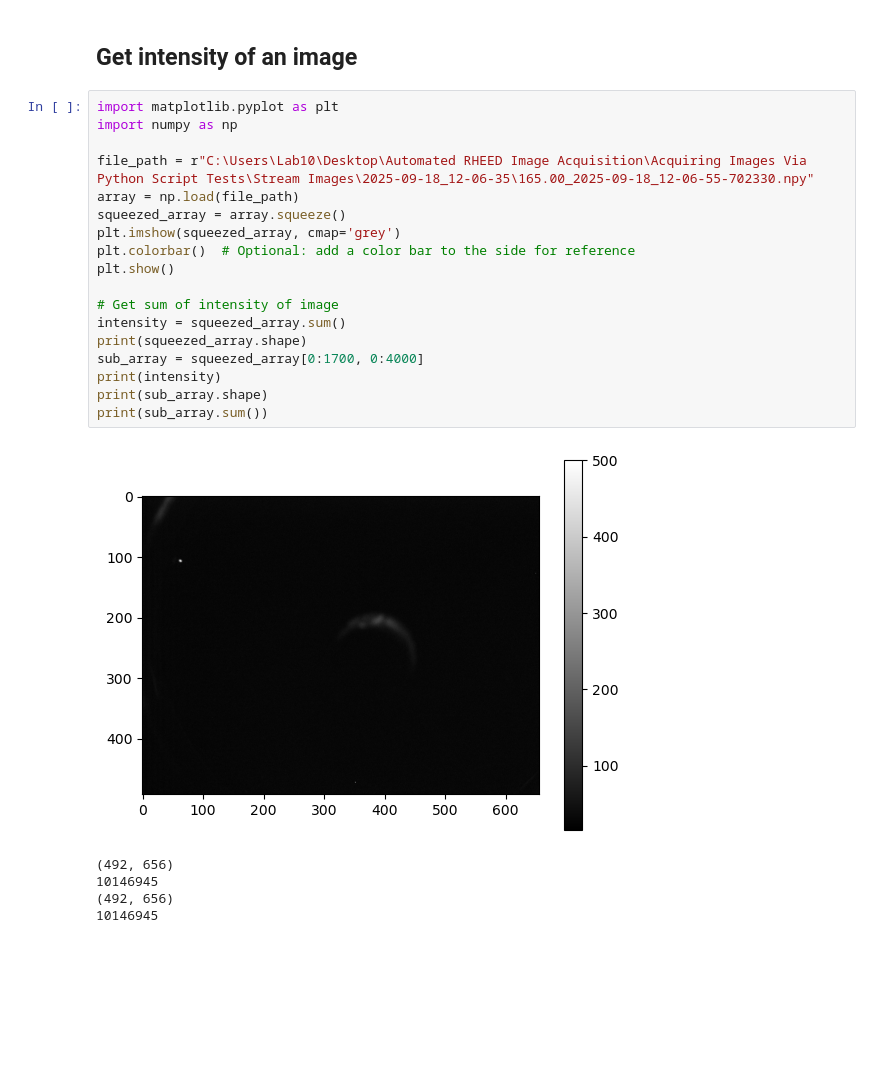
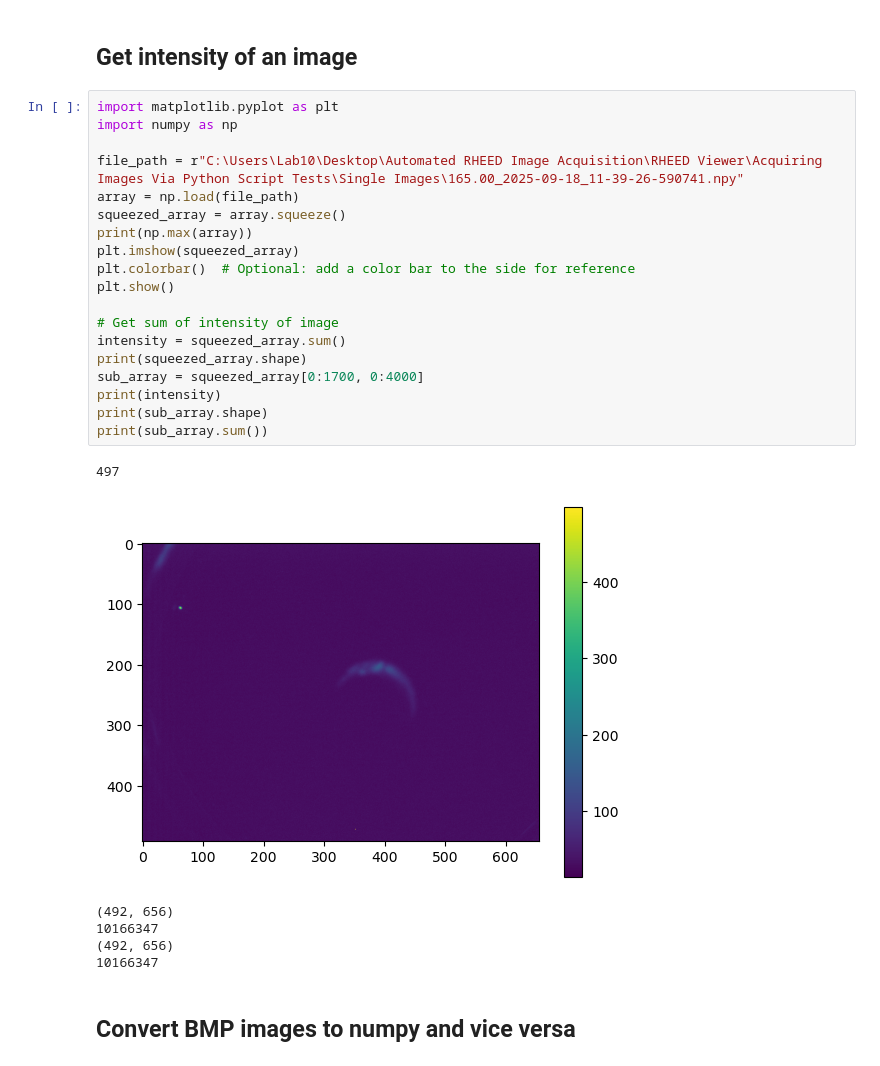
Before and after one commit to JacquesA123/RHEED-Viewer, a Jupyter notebook: Code/RHEED_Camera_Test.ipynb, the cells around one changed output. Drawn from its saved outputs; the diff is of its cells as text; blank space fills up the shorter version.

```diff
--- a/Code/RHEED_Camera_Test.ipynb
+++ b/Code/RHEED_Camera_Test.ipynb
@@ -175,24 +175,28 @@ RuntimeError: Please destroy the QApplication singleton before creating a new QA
 # %%
 import matplotlib.pyplot as plt
 import numpy as np
 
-file_path = r"C:\Users\Lab10\Desktop\Automated RHEED Image Acquisition\Acquiring Images Via Python Script Tests\Stream Images\2025-09-18_12-06-35\165.00_2025-09-18_12-06-55-702330.npy"
+file_path = r"C:\Users\Lab10\Desktop\Automated RHEED Image Acquisition\RHEED Viewer\Acquiring Images Via Python Script Tests\Single Images\165.00_2025-09-18_11-39-26-590741.npy"
 array = np.load(file_path)
 squeezed_array = array.squeeze()
-plt.imshow(squeezed_array, cmap='grey')
+print(np.max(array))
+plt.imshow(squeezed_array)
 plt.colorbar()  # Optional: add a color bar to the side for reference
 plt.show()
 
 # Get sum of intensity of image
 intensity = squeezed_array.sum()
 print(squeezed_array.shape)
 sub_array = squeezed_array[0:1700, 0:4000]
 print(intensity)
 print(sub_array.shape)
 print(sub_array.sum())
 # %% [output]
+497
-[figure, old version]
+[figure, new version]
-(492, 656)
-10146945
-(492, 656)
-10146945
+(492, 656)
+10166347
+(492, 656)
+10166347
+# %% [markdown]
+## Convert BMP images to numpy and vice versa
```
Also changed, not shown: parts of 1 cell of this notebook, 4 other files.
